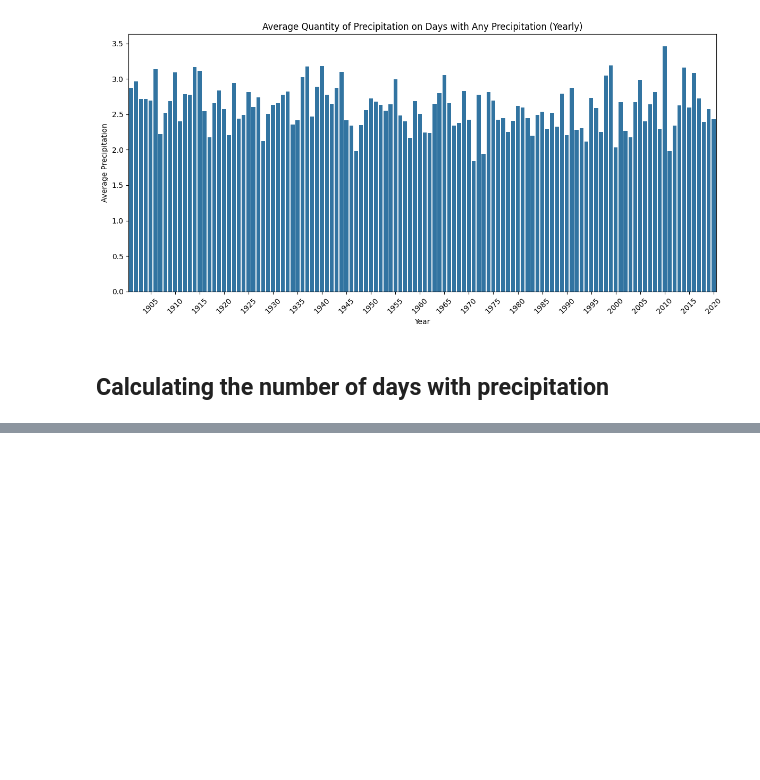
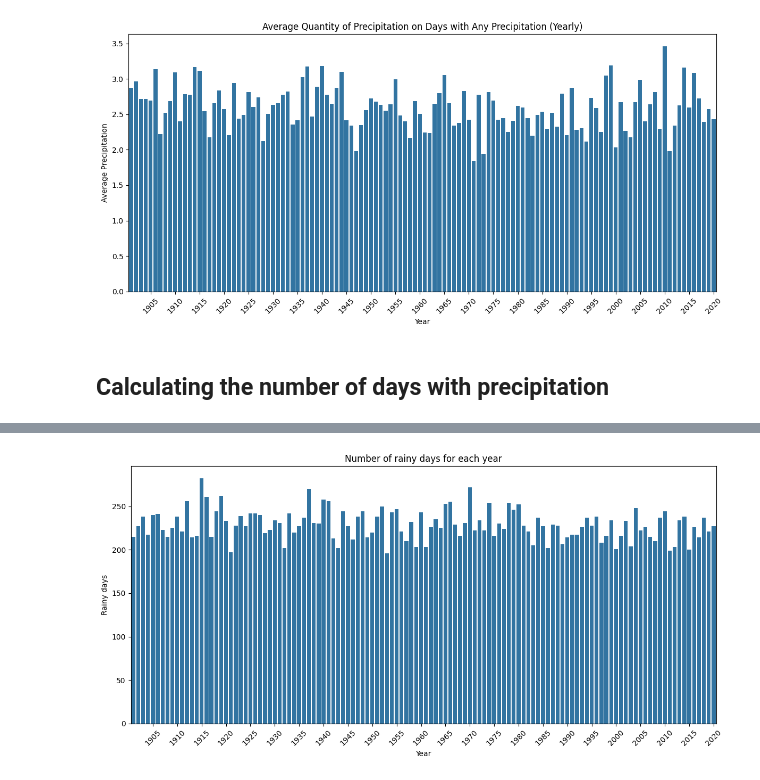
Before and after one commit to supernauth/Is-Climate-Change-Real-, a Jupyter notebook: rising_temperatures.ipynb, the cells around one changed output, grey strips where cells are left out. Cells and saved outputs as stored; diff of their text form; code cells hidden in the pictures; blank space fills up the shorter version.

Commit message:
New calculation, new plot

```diff
--- a/rising_temperatures.ipynb
+++ b/rising_temperatures.ipynb
@@ -382,3 +380,8 @@ plt.show()
 [figure]
 # %% [markdown]
 ## Calculating the number of days with precipitation
+# %%
+rainy_days_yearly = df_prec[df_prec[['BP', 'DE', 'PE', 'SZE', 'SZO']].gt(0).any(axis=1)].groupby('year').size()
+
+print("Number of rainy days for each year:")
+print(rainy_days_yearly)
@@ -384,0 +403,15 @@ plt.show()
+# %%
+plt.figure(figsize=(12, 6))
+sns.barplot(data=rainy_days_yearly)
+
+plt.xlabel('Year')
+plt.ylabel('Rainy days')
+plt.title('Number of rainy days for each year')
+
+plt.xticks(rotation=45)
+plt.xticks(plt.xticks()[0][4::5])
+
+plt.tight_layout()
+plt.show()
+# %% [output]
+[figure, added]
```
Also changed, not shown: parts of 3 cells of this notebook.
